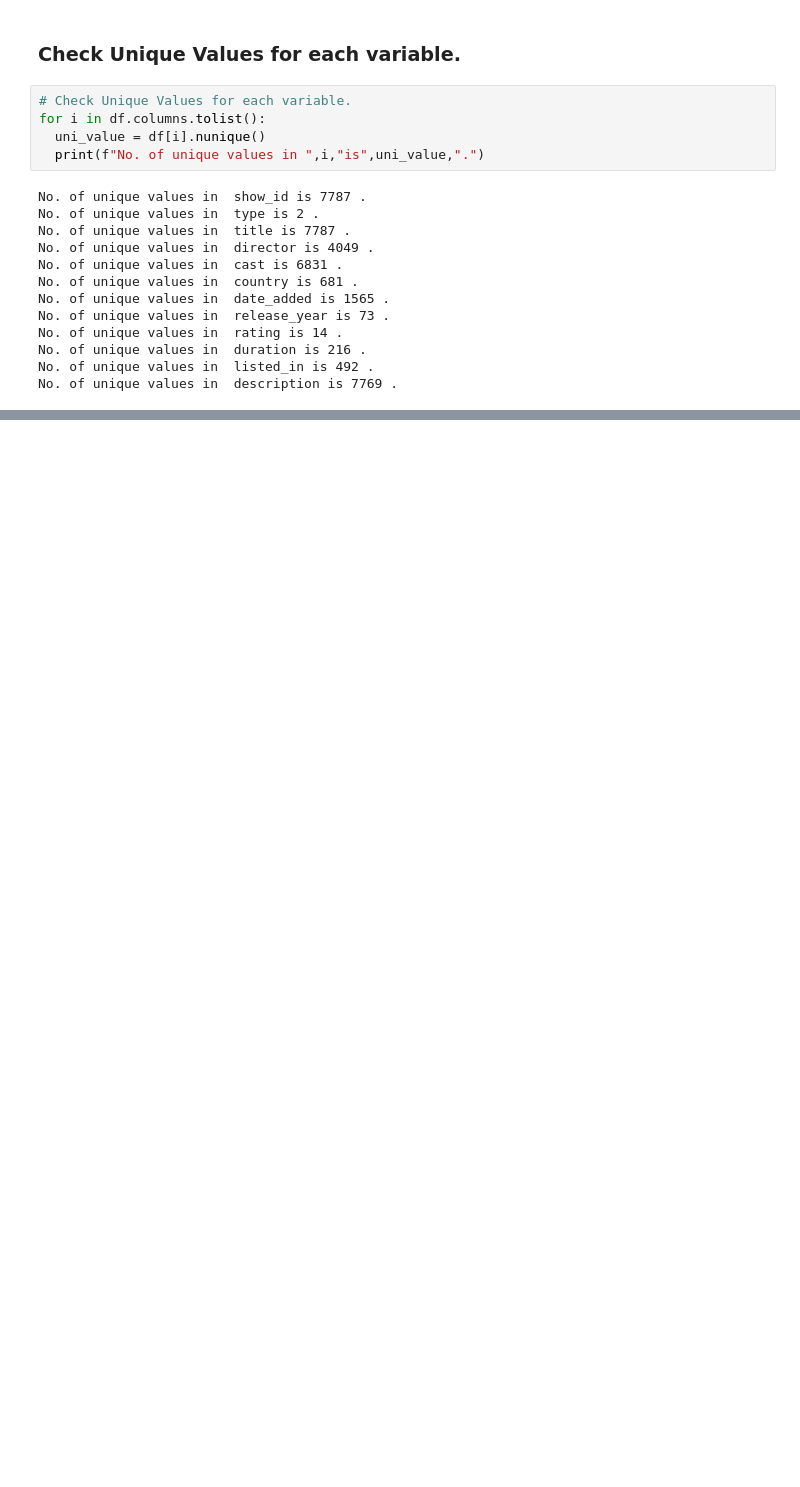
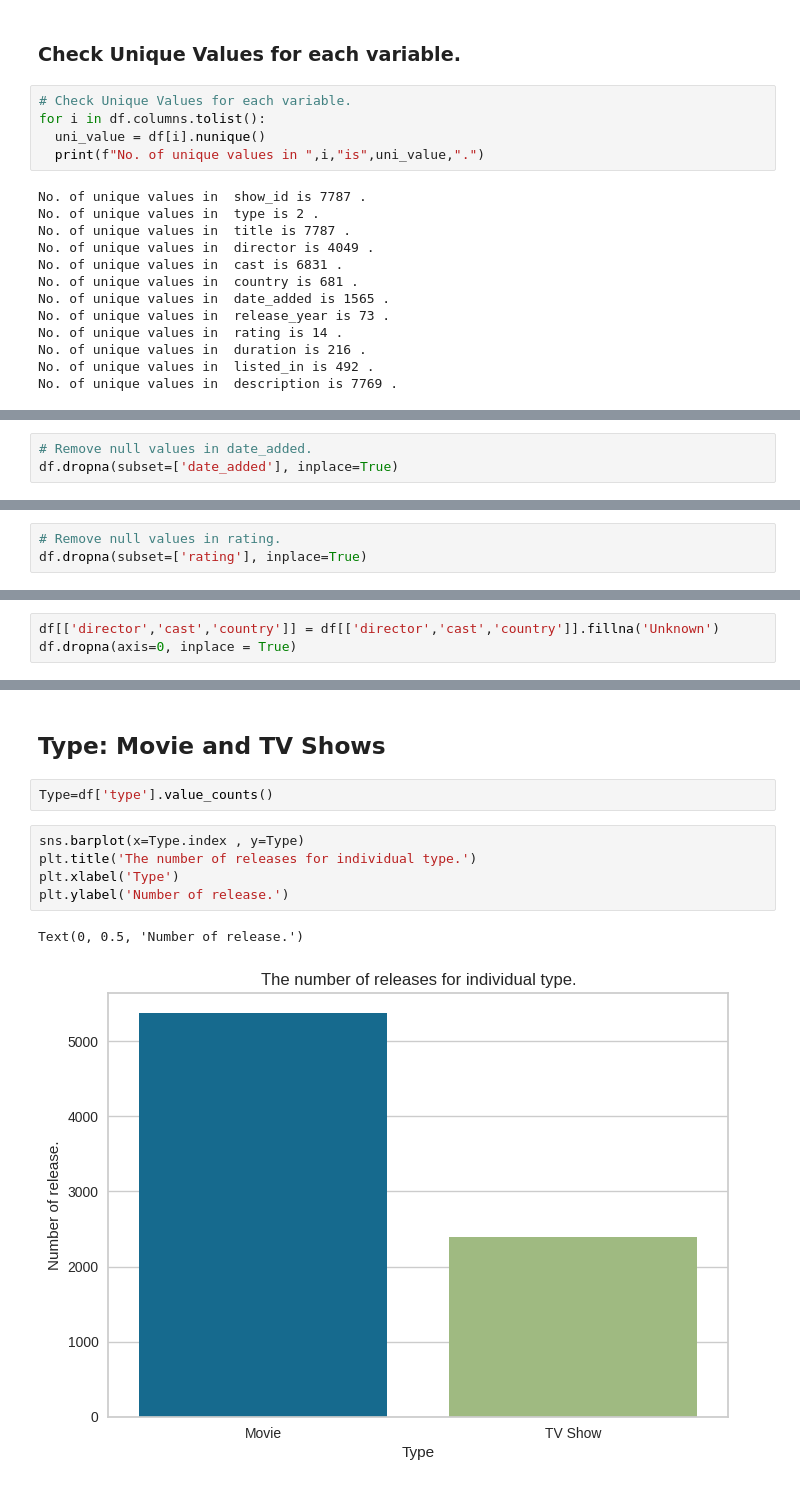
Before and after one commit to waghpallavi/Netflix-movies-and-TV-shows-clustering, a Jupyter notebook: Netflix_movies_and_TV_shows_clustering.ipynb, the cells around one changed output, grey strips where cells are left out. Saved outputs shown, nothing was run; the diff lists cells and outputs as text; blank space fills up the shorter version.

```diff
--- a/Netflix_movies_and_TV_shows_clustering.ipynb
+++ b/Netflix_movies_and_TV_shows_clustering.ipynb
@@ -257,0 +283,3 @@ No. of unique values in  description is 7769 .
+# %%
+# Remove null values in date_added.
+df.dropna(subset=['date_added'], inplace=True)
@@ -257,0 +291,3 @@ No. of unique values in  description is 7769 .
+# %%
+# Remove null values in rating.
+df.dropna(subset=['rating'], inplace=True)
@@ -257,0 +301,3 @@ No. of unique values in  description is 7769 .
+# %%
+df[['director','cast','country']] = df[['director','cast','country']].fillna('Unknown')
+df.dropna(axis=0, inplace = True)
@@ -257,0 +328,12 @@ No. of unique values in  description is 7769 .
+# %% [markdown]
+## **Type: Movie and TV Shows**
+# %%
+Type=df['type'].value_counts()
+# %%
+sns.barplot(x=Type.index , y=Type)
+plt.title('The number of releases for individual type.')
+plt.xlabel('Type')
+plt.ylabel('Number of release.')
+# %% [output]
+Text(0, 0.5, 'Number of release.')
+[figure, added]
```
Also changed, not shown: parts of 79 cells of this notebook.
